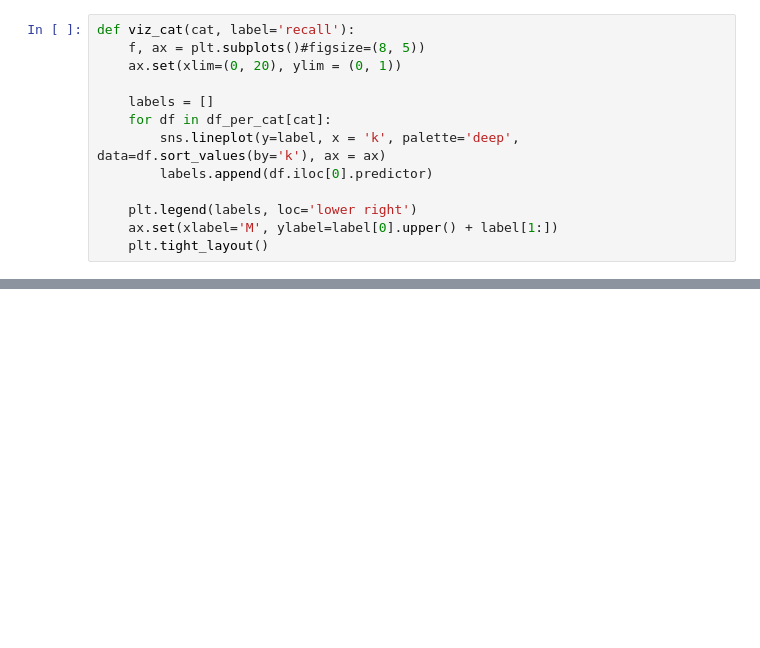
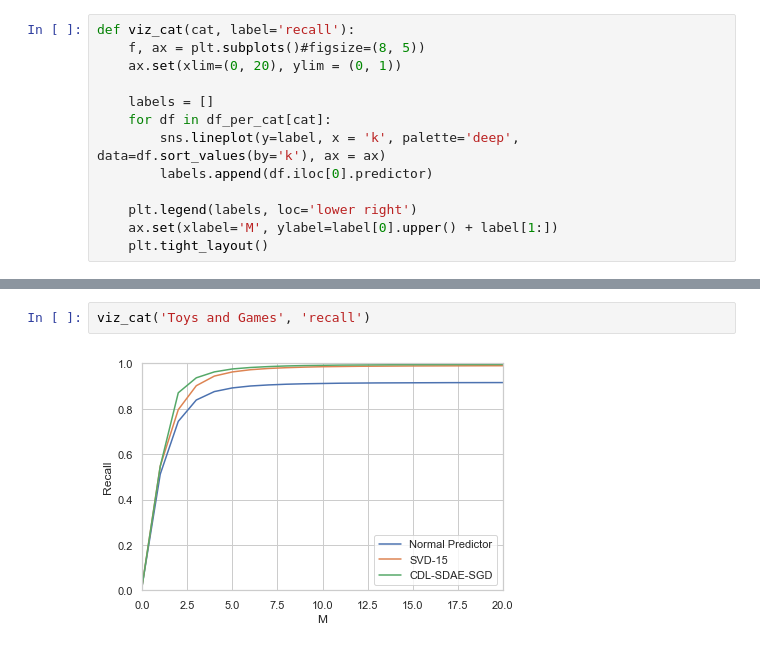
Before and after one commit to rorki/Recommender-Systems, a Jupyter notebook: graphs_krecall.ipynb, the cells around one changed output, grey strips where cells are left out. Cells and saved outputs as stored; diff of their text form; blank space fills up the shorter version.

```diff
--- a/graphs_krecall.ipynb
+++ b/graphs_krecall.ipynb
@@ -126,0 +136,4 @@ viz_cat('Video Games', 'precision')
+# %%
+viz_cat('Toys and Games', 'recall')
+# %% [output]
+[figure, added]
```
Also changed, not shown: parts of 9 cells of this notebook, 20 other files.
